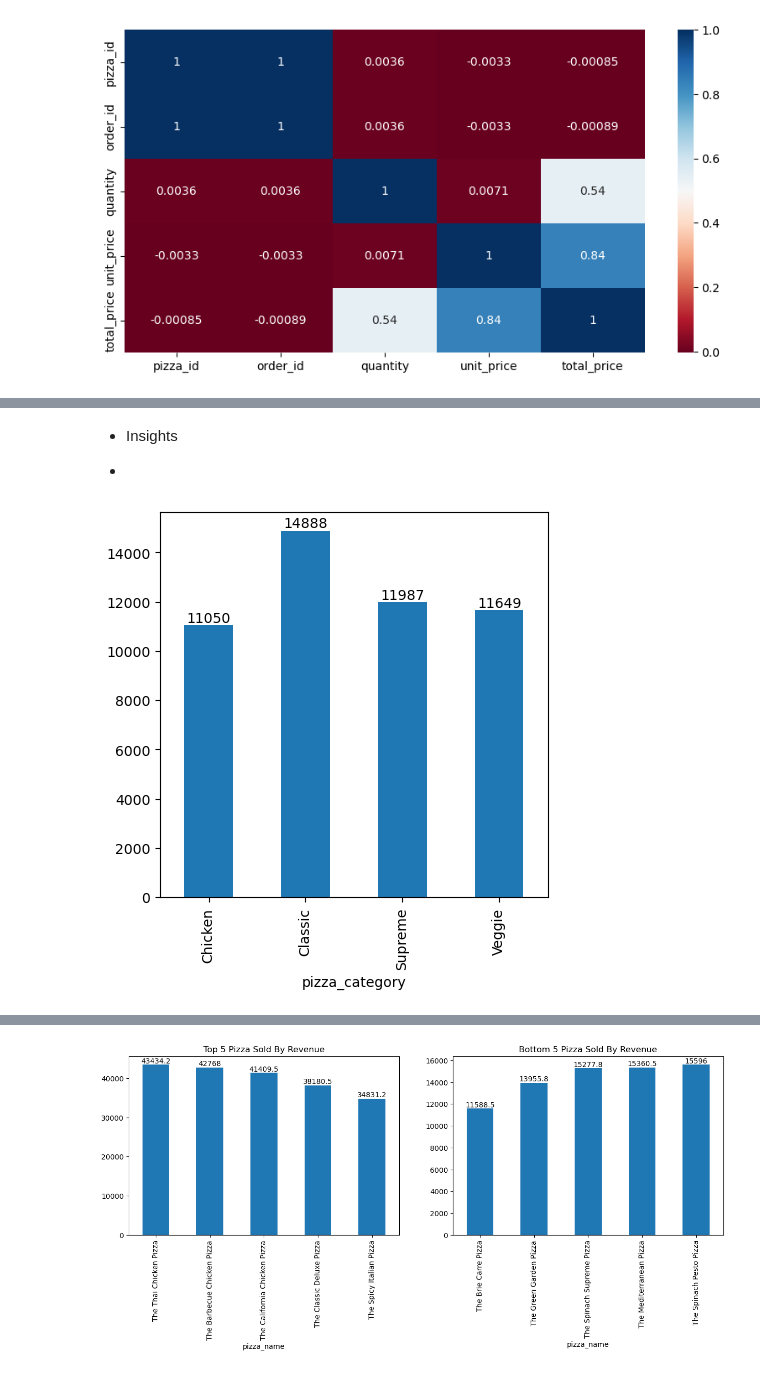
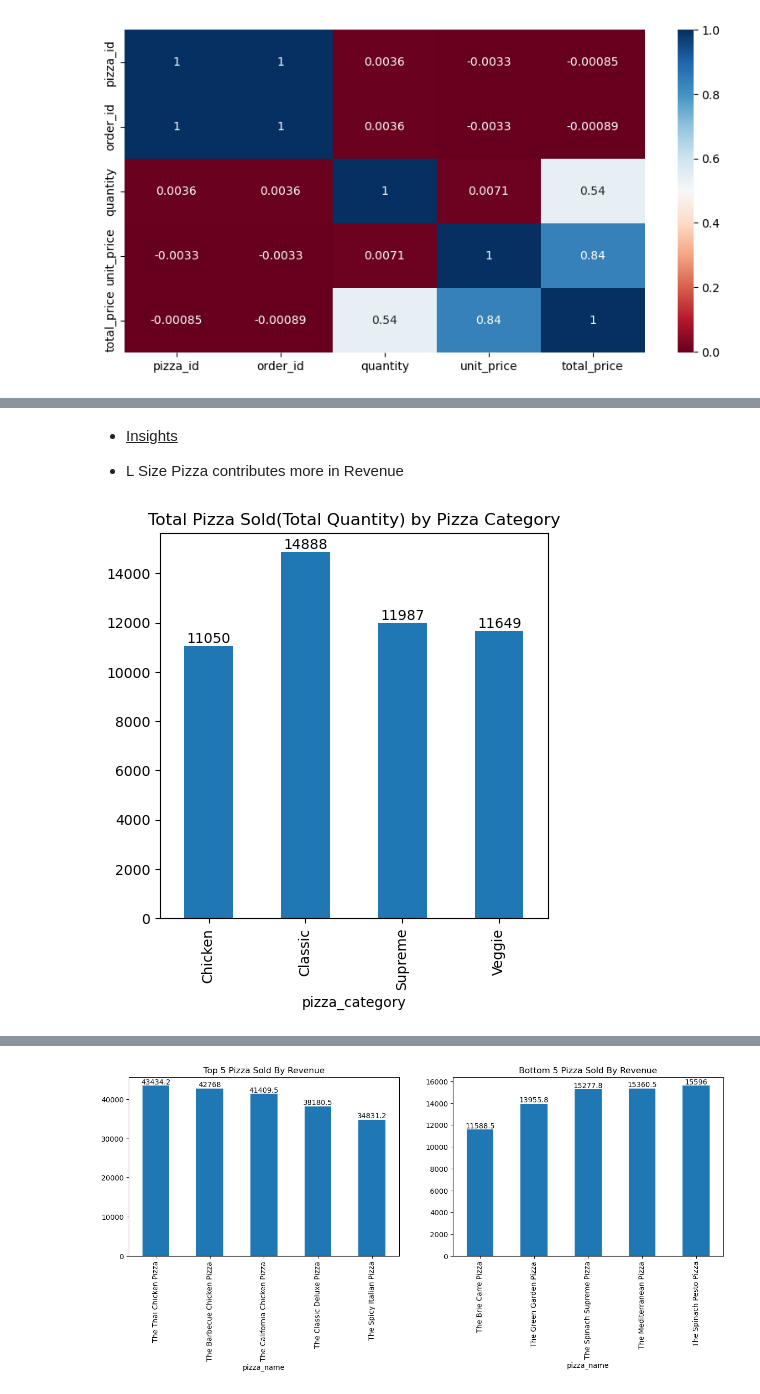
Before and after one commit to vasugupta525/Pizza-Sales-Report, a Jupyter notebook: pizza_sales_analysis.ipynb, the cells around one changed output, grey strips where cells are left out. Drawn from its saved outputs; the diff is of its cells as text; code cells hidden in the pictures.

```diff
--- a/pizza_sales_analysis.ipynb
+++ b/pizza_sales_analysis.ipynb
@@ -140,8 +139,9 @@ plt.show()
 # Total Revenue by Pizza Category
 
 plt.figure(figsize = (5,5))
-pc = df.groupby(['pizza_category'])['total_price'].agg('sum').plot(kind='bar')
+ax = df.groupby(['pizza_category'])['total_price'].agg('sum').plot(kind='bar')
+ax.set(title = 'Total Revenue by Pizza Category')
 
-for bars in pc.containers:
-    pc.bar_label(bars)
+for bars in ax.containers:
+    ax.bar_label(bars)
 # %% [output]
@@ -153,8 +153,9 @@ for bars in pc.containers:
 # Total Revenue by Pizza Size
 
 plt.figure(figsize = (5,5))
-pc = df.groupby(['pizza_size'])['total_price'].agg('sum').plot(kind='bar')
+ax = df.groupby(['pizza_size'])['total_price'].agg('sum').plot(kind='bar')
+ax.set(title = 'Total Revenue by Pizza Size')
 
-for bars in pc.containers:
-    pc.bar_label(bars)
+for bars in ax.containers:
+    ax.bar_label(bars)
 # %% [output]
@@ -162,14 +163,15 @@ for bars in pc.containers:
 # %% [markdown]
-* Insights
--
+* <u>Insights</u>
+- L Size Pizza contributes more in Revenue
 # %%
 # Total Pizza Sold(Total Quantity) by Pizza Category
 
 plt.figure(figsize = (5,5))
-pc = df.groupby(['pizza_category'])['quantity'].agg('sum').plot(kind='bar')
+ax = df.groupby(['pizza_category'])['quantity'].agg('sum').plot(kind='bar')
+ax.set(title = 'Total Pizza Sold(Total Quantity) by Pizza Category')
 
-for bars in pc.containers:
-    pc.bar_label(bars)
+for bars in ax.containers:
+    ax.bar_label(bars)
 # %% [output]
-[figure, old version]
+[figure, new version]
 # %% [markdown]
```
Also changed, not shown: parts of 21 cells of this notebook.
